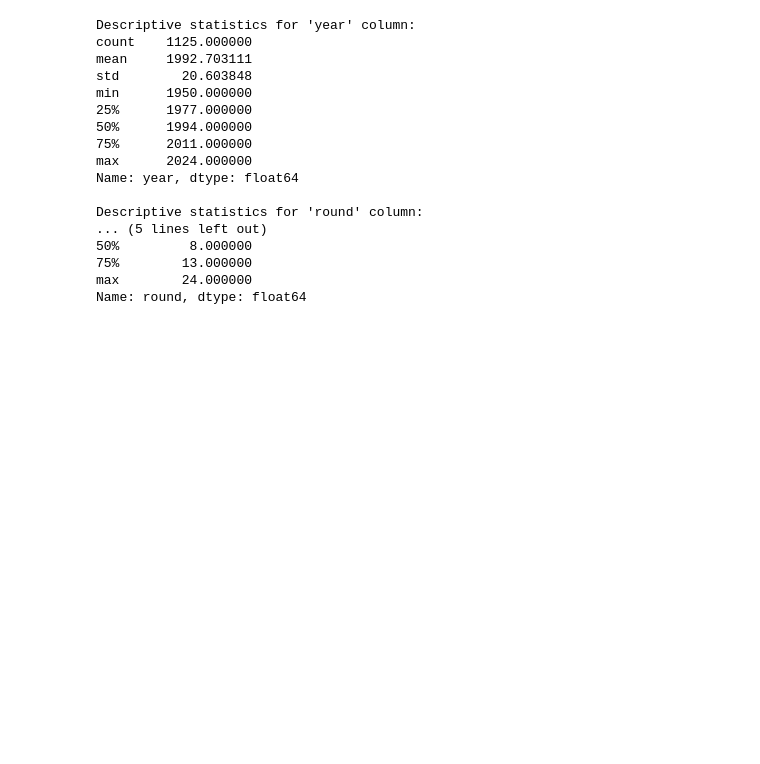
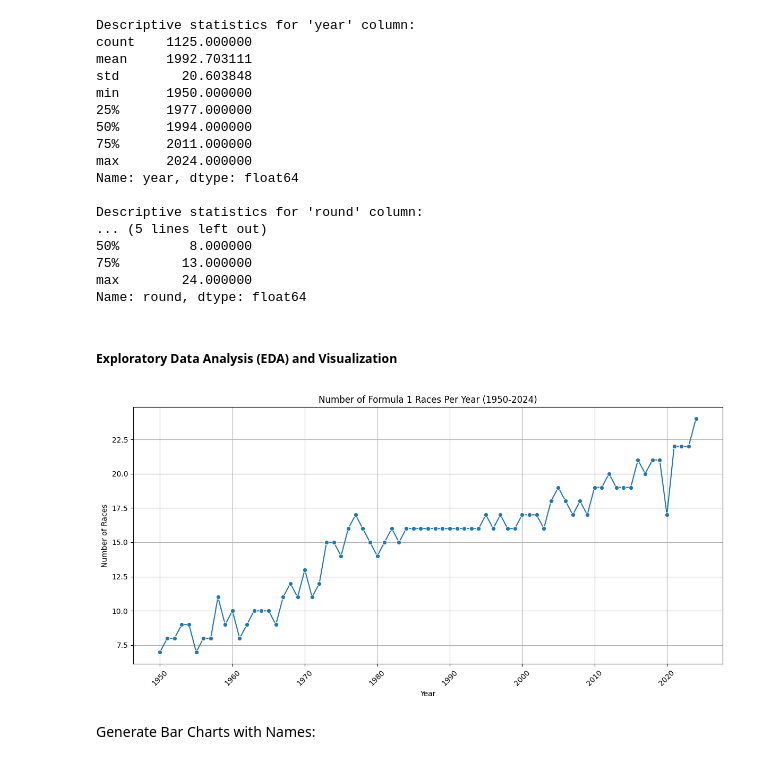
Before and after one commit to DavidAlmonacid/data_analysis_formula1_1950-2024, a Jupyter notebook: main.ipynb, the cells around one changed output. Cells and saved outputs as stored; diff of their text form; code cells hidden in the pictures; blank space fills up the shorter version.

Commit message:
Add more data to work with

```diff
--- a/main.ipynb
+++ b/main.ipynb
@@ -6,7 +8,7 @@ import pandas as pd
 ##### Cleaning Initial Data
 # %%
 # Load the CSV file into a Pandas DataFrame
-df_races: pd.DataFrame = pd.read_csv("races.csv", na_values=["\\N"])
+df_races = pd.read_csv("data/races.csv", na_values=["\\N"])
 # %%
 # Droping unnecessary columns
 
@@ -138,3 +140,23 @@ Descriptive statistics for 'round' column:
 75%        13.000000
 max        24.000000
 Name: round, dtype: float64
+# %% [markdown]
+##### Exploratory Data Analysis (EDA) and Visualization
+# %%
+# Count the number of races per year
+races_per_year = df_races["year"].value_counts().sort_index()
+
+# Create the line plot
+plt.figure(figsize=(12, 6))  # Set the size of the plot
+sns.lineplot(x=races_per_year.index, y=races_per_year.values, marker="o")
+
+# Create the line plot
+plt.title("Number of Formula 1 Races Per Year (1950-2024)")  # Add a title
+plt.xlabel("Year")  # Label the x-axis
+plt.ylabel("Number of Races")  # Label the y-axis
+plt.grid(True)  # Add a grid for readability
+plt.xticks(rotation=45)  # Rotate x-axis labels for better readability if many years
+plt.tight_layout()  # Adjust layout to prevent labels from overlapping
+plt.show()  # Display the plot
+# %% [output]
+[figure, added]
@@ -140,0 +174,2 @@ Name: round, dtype: float64
+# %% [markdown]
+Generate Bar Charts with Names:
```
Also changed, not shown: parts of 6 cells of this notebook, 15 other files.
